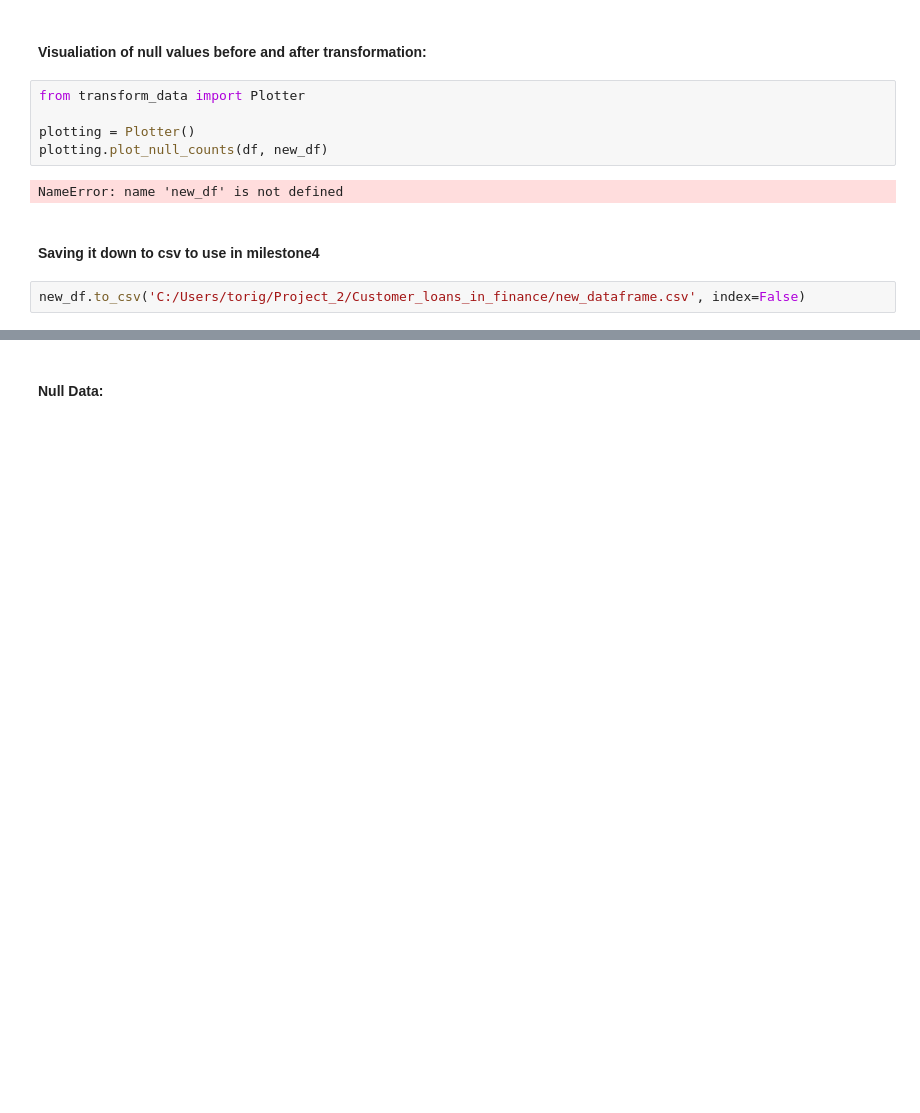
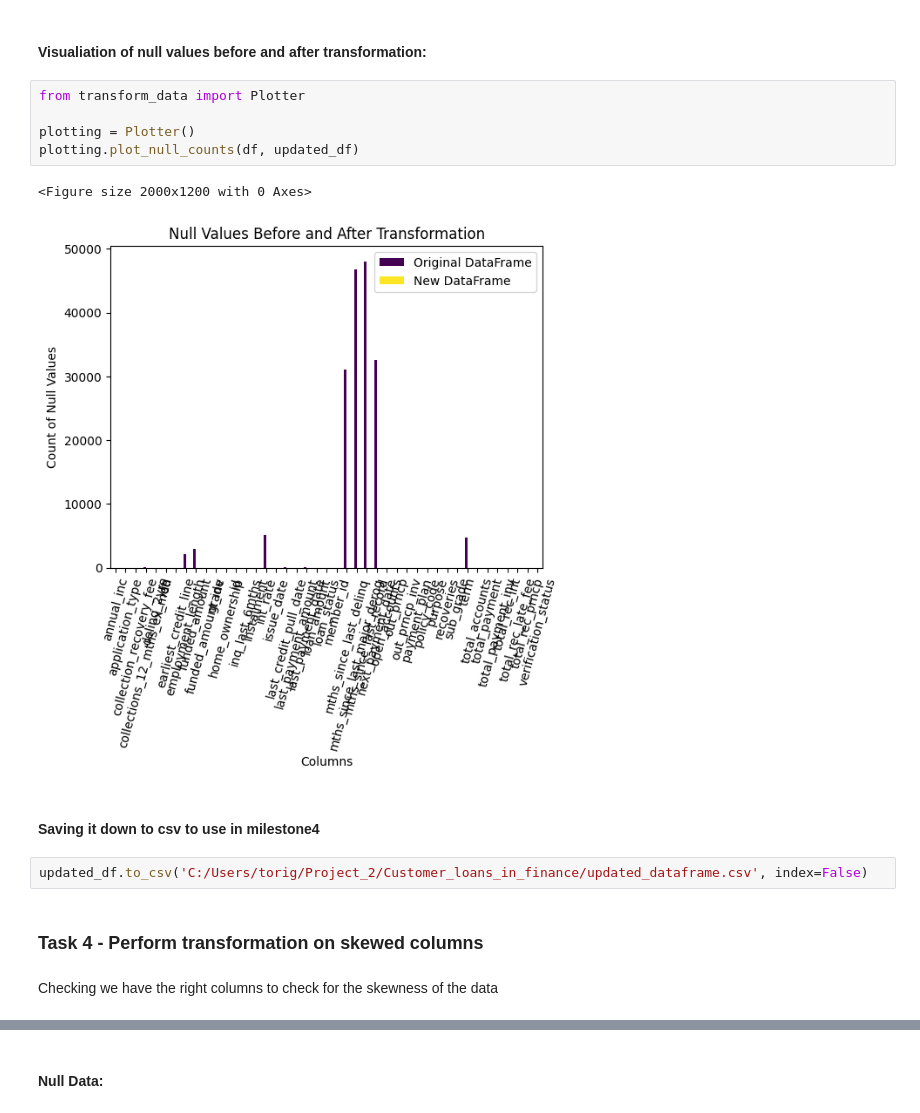
Before and after one commit to Tori2305/Customer_loans_in_finance, a Jupyter notebook: milestone_3.ipynb, the cells around one changed output, grey strips where cells are left out. Cells and saved outputs as stored; diff of their text form; blank space fills up the shorter version.

Commit message:
modified:   __pycache__/transform_data.cpython-312.pyc 	modified:   milestone_3.ipynb 	modified:   transform_data.py 	new file:   updated_dataframe.csv

```diff
--- a/milestone_3.ipynb
+++ b/milestone_3.ipynb
@@ -142,11 +144,16 @@ None
 # %%
 from transform_data import Plotter
 
 plotting = Plotter()
-plotting.plot_null_counts(df, new_df)
+plotting.plot_null_counts(df, updated_df)
 # %% [output]
-NameError: name 'new_df' is not defined
+<Figure size 2000x1200 with 0 Axes>
+[figure, added]
 # %% [markdown]
 #### Saving it down to csv to use in milestone4
 # %%
-new_df.to_csv('C:/Users/torig/Project_2/Customer_loans_in_finance/new_dataframe.csv', index=False)
+updated_df.to_csv('C:/Users/torig/Project_2/Customer_loans_in_finance/updated_dataframe.csv', index=False)
+# %% [markdown]
+### Task 4 - Perform transformation on skewed columns
+# %% [markdown]
+Checking we have the right columns to check for the skewness of the data
```
Also changed, not shown: parts of 40 cells of this notebook, 2 other files.
